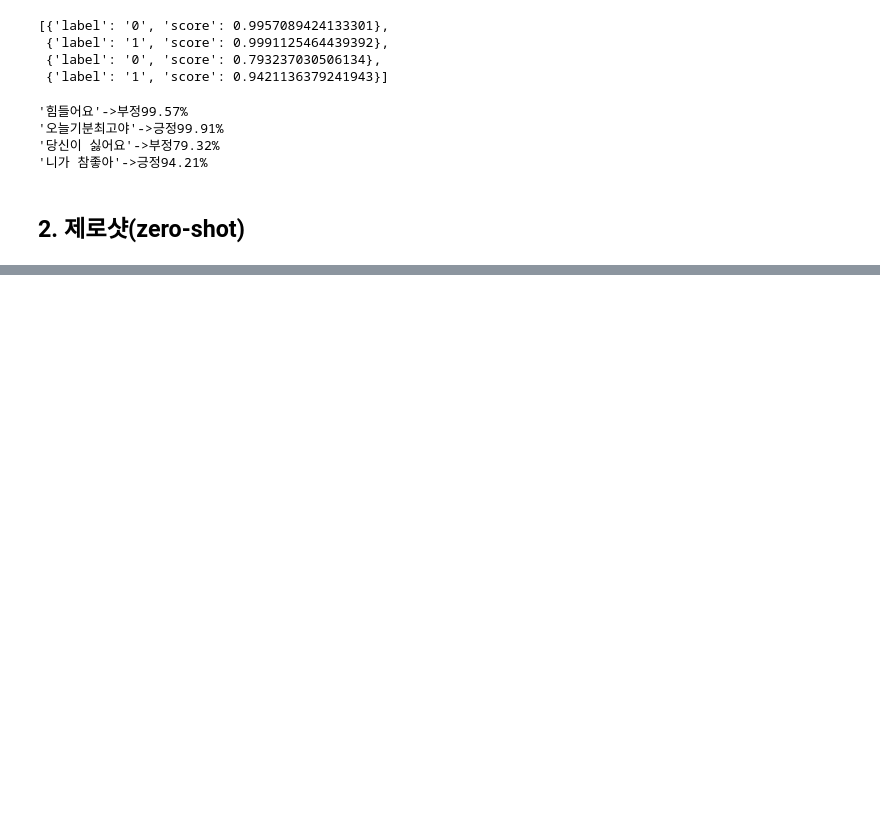
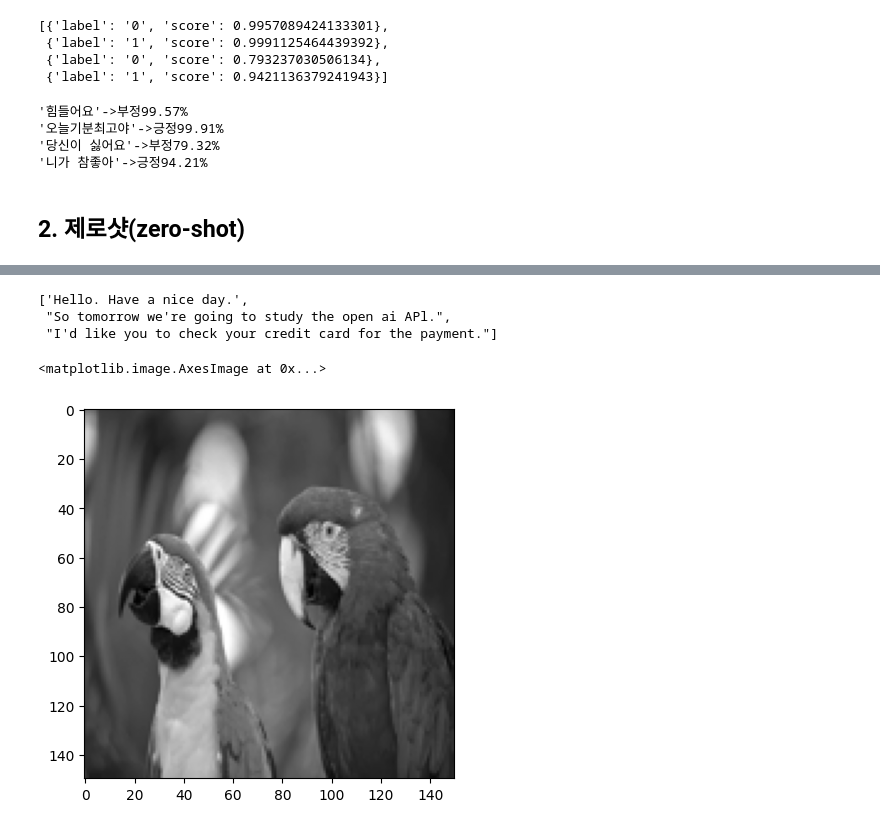
Before and after one commit to zardness/Sang, a Jupyter notebook: source/07_LLM/ch1.허깅페이스.ipynb, the cells around one changed output, grey strips where cells are left out. Cells and saved outputs as stored; diff of their text form; code cells hidden in the pictures; blank space fills up the shorter version.

```diff
--- a/source/07_LLM/ch1.허깅페이스.ipynb
+++ b/source/07_LLM/ch1.허깅페이스.ipynb
@@ -132,0 +396,26 @@ classifier("This is a course about the Transformers library",
+# %%
+result=ko2en([
+    '안녕하세요 즐거운 하루 보내세요',
+    '내일부터는 open ai API를 공부합니다.',
+    '결제를 위해 직불카드 지참 바랍니다.'
+])
+[r['translation_text'] for r in result]
+# %% [output]
+['Hello. Have a nice day.',
+ "So tomorrow we're going to study the open ai APl.",
+ "I'd like you to check your credit card for the payment."]
+# %%
+url = 'https://huggingface.co/datasets/Narsil/image_dummy/resolve/main/parrots.png'
+from PIL import Image
+import requests
+import numpy as np
+response = requests.get(url,stream=True).raw
+image = Image.open(response)
+image = image.resize((150,150))
+image_npy = np.array(image)
+
+import matplotlib.pyplot as plt
+plt.imshow(image_npy,cmap='gray')
+# %% [output]
+<matplotlib.image.AxesImage at 0x...>
+[figure, added]
```
Also changed, not shown: parts of 36 cells of this notebook, 12 other files.
